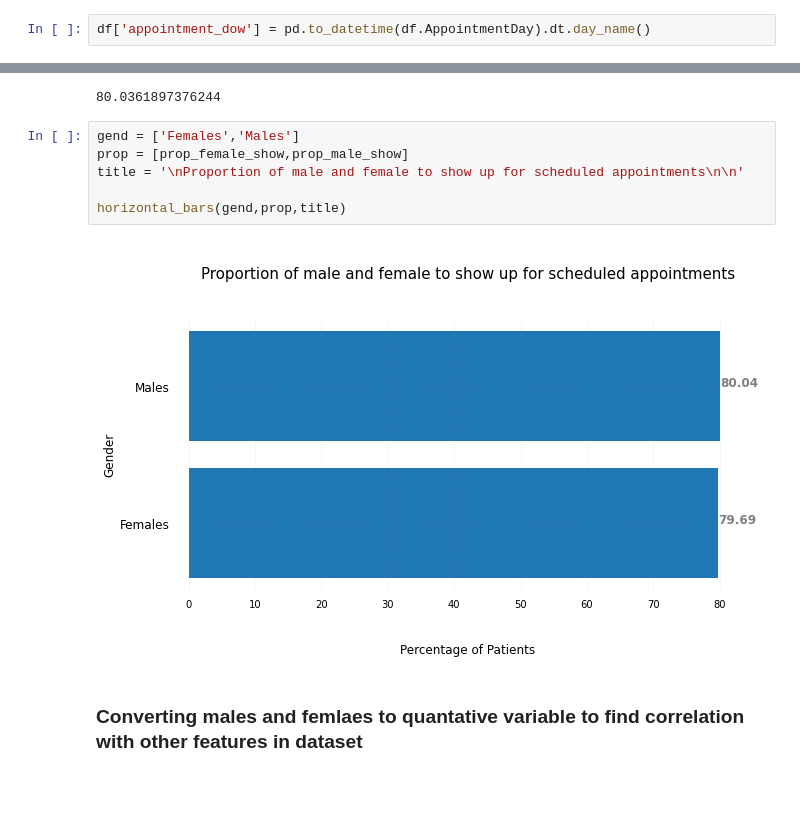
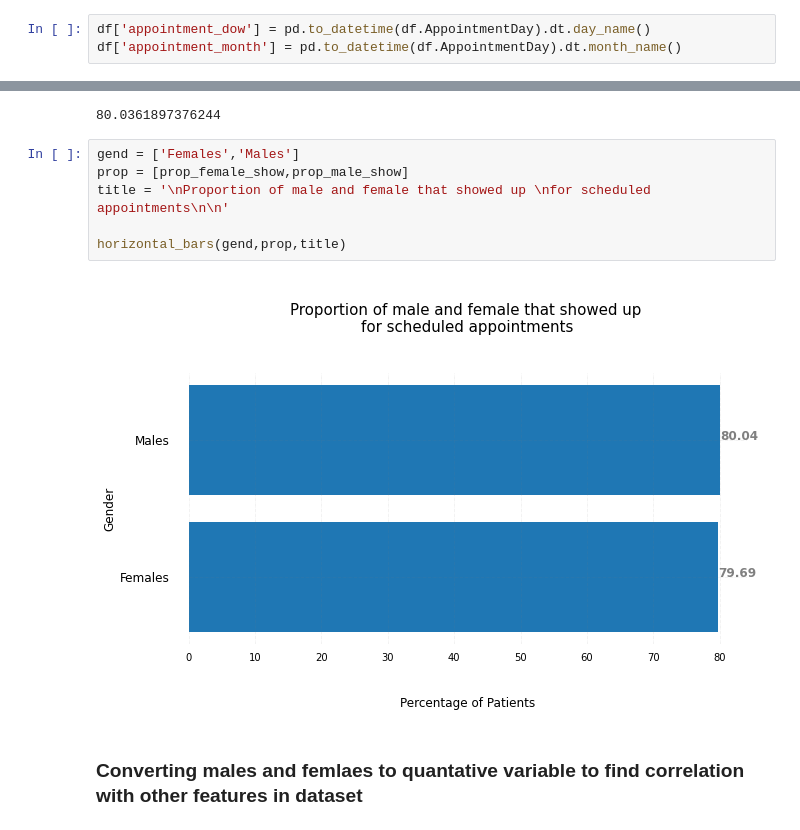
Before and after one commit to dishankkalra23/Medical-Appointment-No-Shows, a Jupyter notebook: Medical_Appointment_No_Shows.ipynb, the cells around one changed output, grey strips where cells are left out. Saved outputs shown, nothing was run; the diff lists cells and outputs as text; blank space fills up the shorter version.

```diff
--- a/Medical_Appointment_No_Shows.ipynb
+++ b/Medical_Appointment_No_Shows.ipynb
@@ -173,6 +173,7 @@ df['ScheduledTime'] = pd.to_datetime(df.ScheduledDay).dt.time
 df['AppointmentTime'] = pd.to_datetime(df.AppointmentDay).dt.time
 # %%
 df['appointment_dow'] = pd.to_datetime(df.AppointmentDay).dt.day_name()
+df['appointment_month'] = pd.to_datetime(df.AppointmentDay).dt.month_name()
 # %%
 df['ScheduledDay'] = df['ScheduledDay'].dt.date
 df['AppointmentDay'] = df['AppointmentDay'].dt.date
@@ -418,11 +409,11 @@ prop_male_show
 # %%
 gend = ['Females','Males']
 prop = [prop_female_show,prop_male_show]
-title = '\nProportion of male and female to show up for scheduled appointments\n\n'
+title = '\nProportion of male and female that showed up \nfor scheduled appointments\n\n'
 
 horizontal_bars(gend,prop,title)
 # %% [output]
-[figure, old version]
+[figure, new version]
 # %% [markdown]
 ### Converting males and femlaes to quantative variable to find correlation with other features in dataset
 # %%
```
Also changed, not shown: parts of 37 cells of this notebook.
